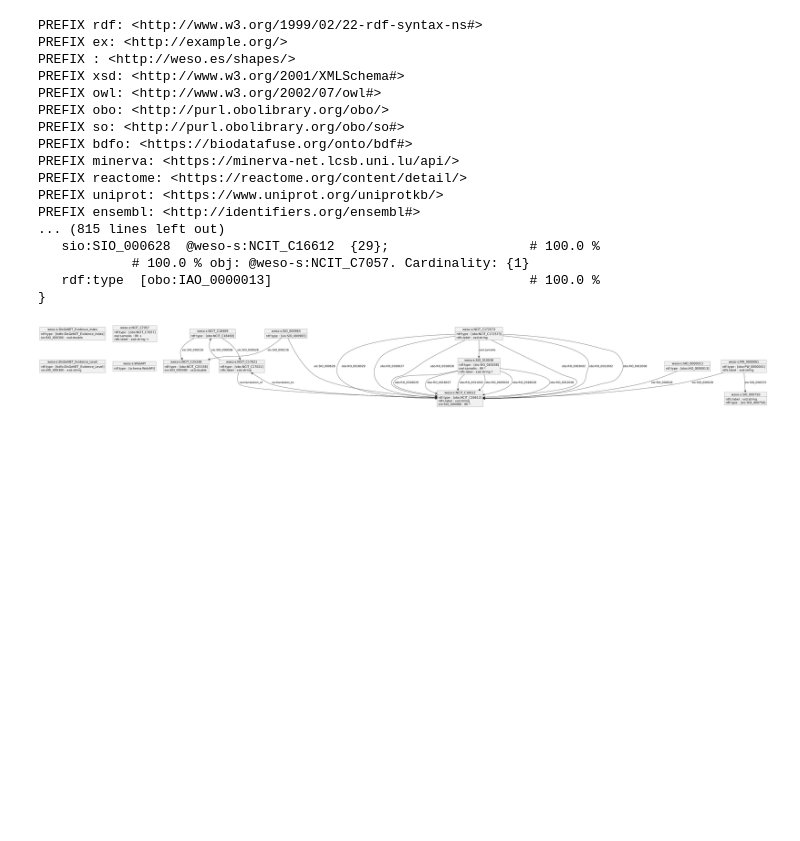
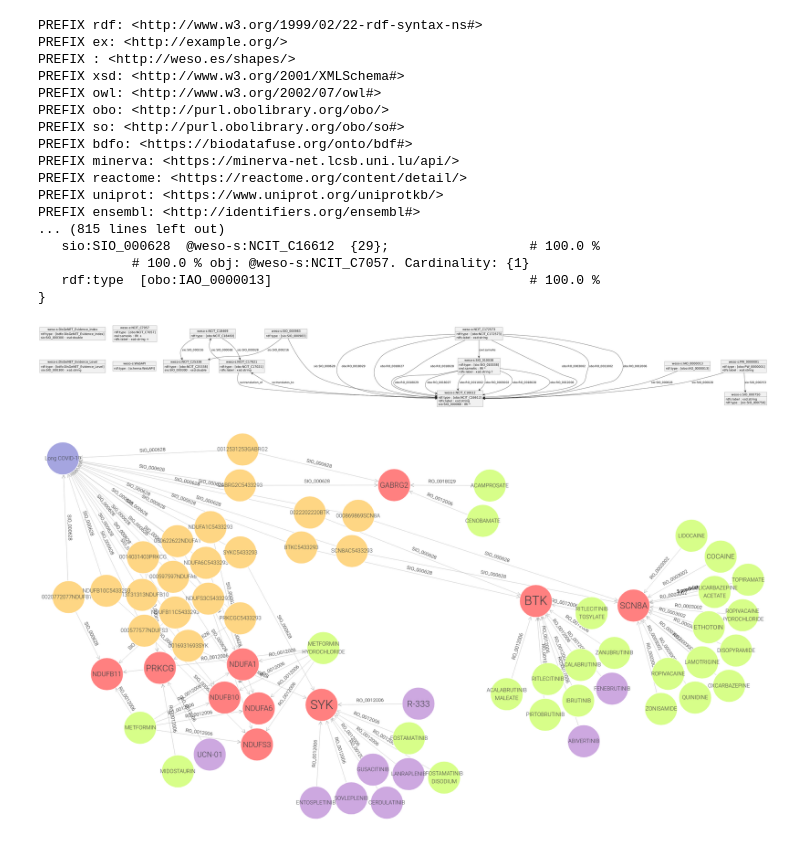
Before and after one commit to BioDataFuse/pyBiodatafuse, a Jupyter notebook: examples/usecases/PCS/01_PCS_graph_workflow.ipynb, the cells around one changed output. Drawn from its saved outputs; the diff is of its cells as text; code cells hidden in the pictures; blank space fills up the shorter version.

```diff
--- a/examples/usecases/PCS/01_PCS_graph_workflow.ipynb
+++ b/examples/usecases/PCS/01_PCS_graph_workflow.ipynb
@@ -682,3 +682,7 @@ PREFIX ensembl: <http://identifiers.org/ensembl#>
    rdf:type  [obo:IAO_0000013]                                 # 100.0 %
 }
 [figure]
+# %%
+display(Image(os.path.join("examples", "usecases", "PCS", "graphdb_query_genes_drugs.png")))
+# %% [output]
+[figure, added]
```
Also changed, not shown: parts of 1 cell of this notebook, 2 other files.
